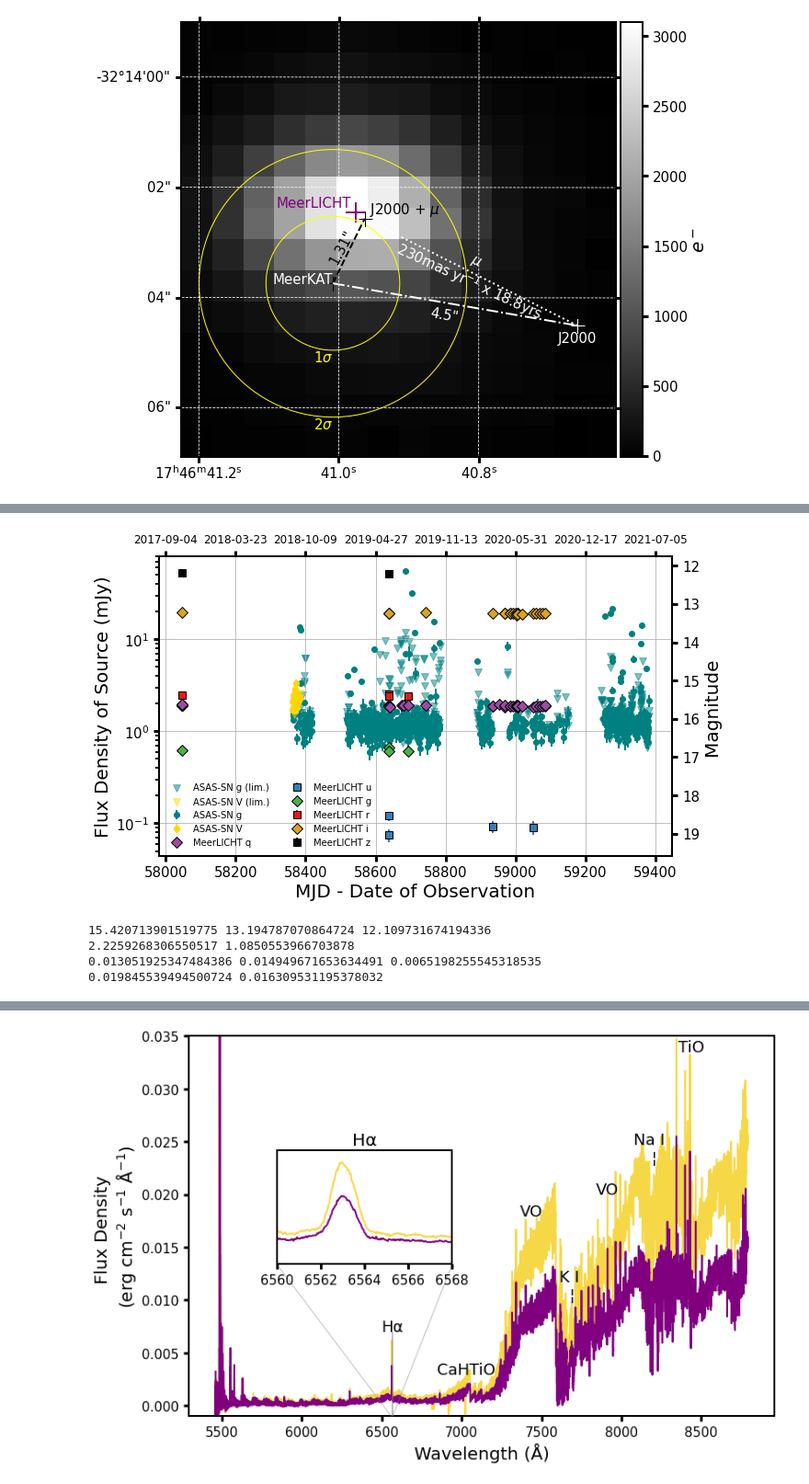
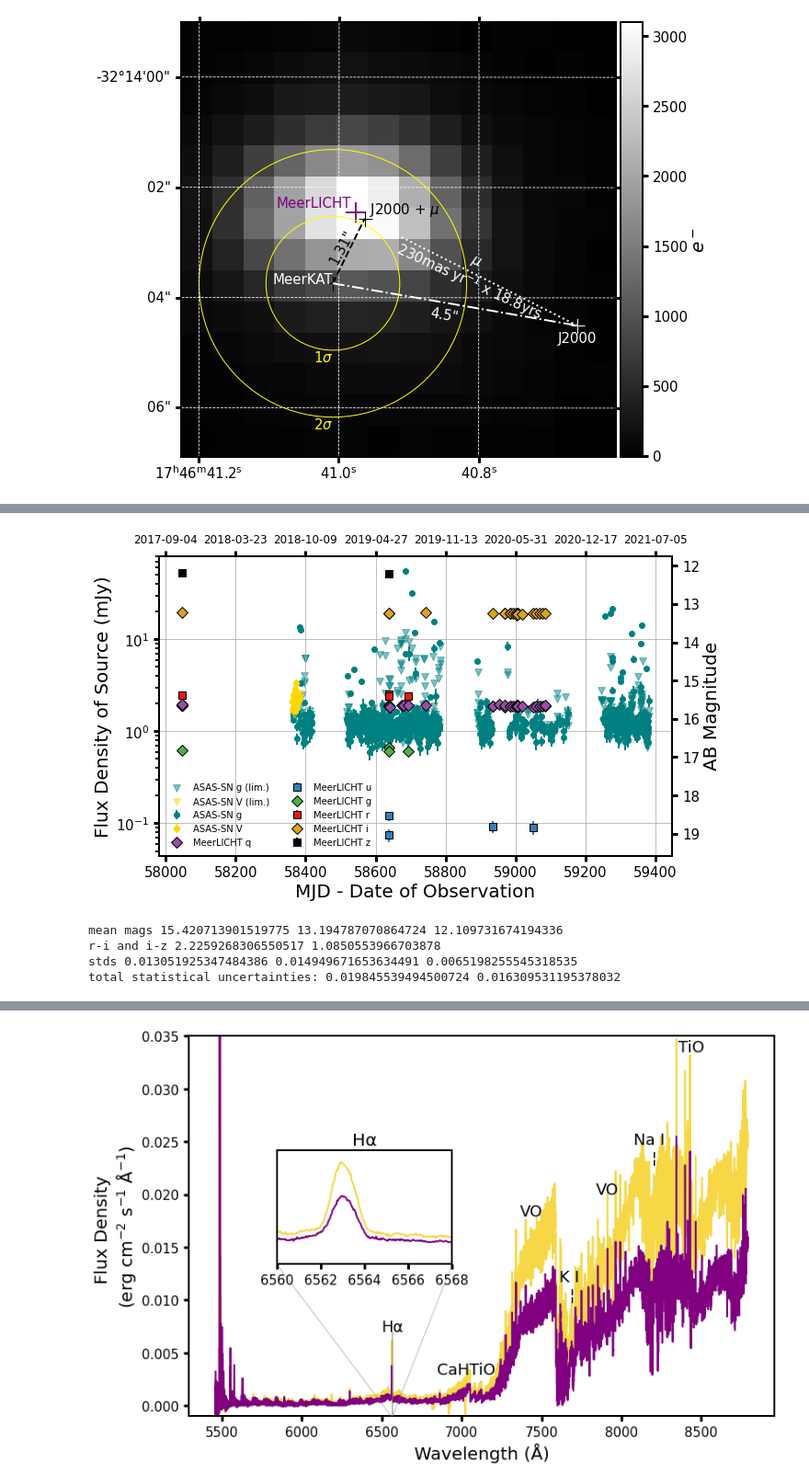
Before and after one commit to AnderssonAstro/MKT-J174641.0-321404-Paper-Figures, a Jupyter notebook: Paper Figures.ipynb, the cells around one changed output, grey strips where cells are left out. Shown at 92% size. Cells and saved outputs as stored; diff of their text form; code cells hidden in the pictures.

Commit message:
Review Figure Update 2
Added 3min imaging and light curve, a few other minor tweaks as per the referee.

```diff
--- a/Paper Figures.ipynb
+++ b/Paper Figures.ipynb
@@ -137,14 +137,14 @@ def stamp(hdu, pos, size, name, clim=None):
 
     Returns: Null
     """
-    beam = [hdu.header['BMAJ'], hdu.header['BMIN'],hdu.header['BPA']]
+    beam = [hdu.header['BMAJ'], hdu.header['BMIN'], hdu.header['BPA']]
     image_data = hdu.data
     wcs = WCS(hdu.header)
 
     plt.figure(figsize=(9,9))
     #TODO SCALING on the data. there are negative values so a simple np.log or np abs wont do
     #NB if you have a >2d array you'll need to do image_data[0,0,:,:] or similar
-    cutout = Cutout2D((image_data), position=pos, size=size, wcs=wcs.celestial)
+    cutout = Cutout2D(image_data, position=pos, size=size, wcs=wcs.celestial)
 
     ax = plt.subplot(projection=cutout.wcs)
 
@@ -222,3 +221,27 @@ WARNING: FITSFixedWarning: The WCS transformation has more axes (4) than the ima
 WARNING: FITSFixedWarning: The WCS transformation has more axes (4) than the image it is associated with (2) [astropy.wcs.wcs]
 [figure]
 ... (11 outputs left out)
+# %%
+#3 min images:
+size= u.Quantity((60,60),u.arcsec)
+position = SkyCoord(ra = RA*u.deg, dec = Dec*u.deg, frame='icrs')
+
+#get the files in chronological order...
+epochs = []
+for fitsfile in glob.iglob('Data/3MinEpochs/*.fits', recursive=True):
+    epochs.append(fitsfile)
+epochs = sorted(epochs)
+
+name = str(2294)
+
+best_image = ThreeMinLC['taustart_ts'].loc[ThreeMinLC['det_sigma'].idxmax()]
+i = 0
+for fitsfile in epochs:
+
+    hdu = fits.open(fitsfile)[0]
+    pos = SkyCoord(ra = RA*u.deg, dec = Dec*u.deg, frame='icrs')
+    clim =(-0.1, 0.8)
+    beam = [hdu.header['BMAJ'], hdu.header['BMIN'], hdu.header['BPA']]
+    ax = stamp(hdu, position, size, name+"_"+ str(i), clim = clim)
+    i+=1
+print('Fin')
@@ -597,7 +642,6 @@ for valR in LCdf['mjd']:
 #overall optical LCs from ASAS-SN
 # and MeerLICHT (new for review)
 
-from astropy.stats import sigma_clip
 
 #ASAS-SN LC:
 OptLC=pd.read_csv('Data/ASAS-SN lightcurve.csv')
@@ -652,44 +696,44 @@ plt.errorbar(MLu['MJD'], MLu['flux(mJy)'], yerr= MLu['flux_err'], marker='s', ls
 plt.errorbar(MLg['MJD'], MLg['flux(mJy)'], yerr= MLg['flux_err'], marker='D', ls='none',
              c='#4daf4a', mec='black', markersize=ms, label='MeerLICHT g')
 plt.errorbar(MLr['MJD'], MLr['flux(mJy)'], yerr= MLr['flux_err'], marker='s', ls='none',
              c='#e41a1c', mec='black', markersize=ms, label='MeerLICHT r')
 plt.errorbar(MLi['MJD'], MLi['flux(mJy)'], yerr= MLi['flux_err'], marker='D', ls='none',
              c='goldenrod',mec='black', markersize=ms, label='MeerLICHT i')
 plt.errorbar(MLz['MJD'], MLz['flux(mJy)'], yerr= MLz['flux_err'], marker='s', ls='none',
              c='black', mec='black', markersize=ms, label='MeerLICHT z')
 
 plt.xlabel('MJD - Date of Observation')
 plt.ylabel('Flux Density of Source (mJy)')
 plt.yscale('log')
 plt.grid(True)
-plt.legend(ncol=2, framealpha=0, loc='lower left',fontsize='medium')
+plt.legend(ncol=2, framealpha=0, loc='lower left')
 dateLabels(ax)
 
 #note we also make a 'dummy', invisible plot just to get a second y-scale in Magnitudes
 Magax = ax.twinx()
 Magax.invert_yaxis()
-Magax.set_ylabel('Magnitude')
+Magax.set_ylabel('AB Magnitude')
 Magax.scatter(MLLC['MJD'], MLLC['Mag_Opt'], alpha=0.0)
 
 #plt.savefig(savepath +'OpticalLC.pdf', bbox_inches = 'tight')
 #plt.savefig(savepath +'OpticalLC.png', bbox_inches = 'tight')
 plt.show()
 
 #median colours from MeerLICHT:
 medg, stdg, meang =np.median(MLg['Mag_Opt']), np.std(MLg['Mag_Opt']), np.average(MLg['Mag_Opt'])
 medr, stdr, meanr =np.median(MLr['Mag_Opt']), np.std(MLr['Mag_Opt']), np.average(MLr['Mag_Opt'])
 medi, stdi, meani =np.median(MLi['Mag_Opt']), np.std(MLi['Mag_Opt']), np.average(MLi['Mag_Opt'])
 medz, stdz, meanz =np.median(MLz['Mag_Opt']), np.std(MLz['Mag_Opt']), np.average(MLz['Mag_Opt'])
-print(meanr,meani,meanz)
-print(meanr-meani, meani-meanz)
-print(stdr,stdi,stdz)
-print(np.sqrt(stdr**2+stdi**2), np.sqrt(stdi**2+stdz**2))
+print('mean mags', meanr,meani,meanz)
+print('r-i and i-z', meanr-meani, meani-meanz)
+print('stds',stdr,stdi,stdz) #4, 21, 3 data points respectively btw
+print('total statistical uncertainties:',np.sqrt(stdr**2+stdi**2), np.sqrt(stdi**2+stdz**2))
 # %% [output]
-[figure, old version]
+[figure, new version]
-15.420713901519775 13.194787070864724 12.109731674194336
-2.2259268306550517 1.0850553966703878
-0.013051925347484386 0.014949671653634491 0.0065198255545318535
-0.019845539494500724 0.016309531195378032
+mean mags 15.420713901519775 13.194787070864724 12.109731674194336
+r-i and i-z 2.2259268306550517 1.0850553966703878
+stds 0.013051925347484386 0.014949671653634491 0.0065198255545318535
+total statistical uncertainties: 0.019845539494500724 0.016309531195378032
 # %%
 #do a Lomb-Scargle on the data
 
```
Also changed, not shown: parts of 16 cells of this notebook, 54 other files.
